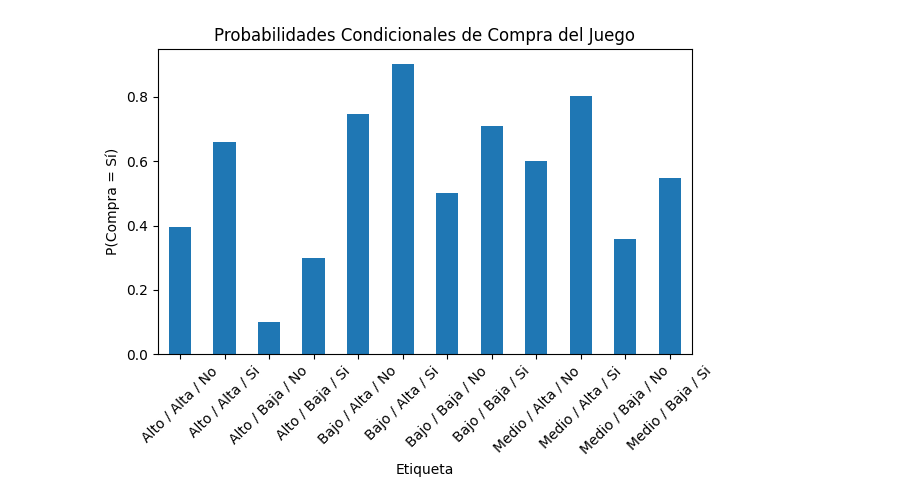
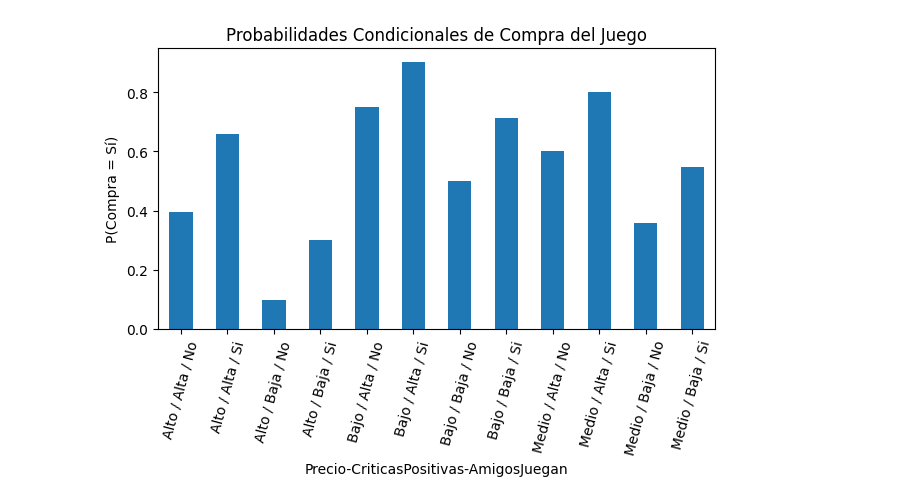
Before and after one commit to LizetCh/ProcesamientoDatosLizetLopez, a Jupyter notebook: Act5_BayesFrecuencia.ipynb, the cells around one changed output. Cells and saved outputs as stored; diff of their text form; code cells hidden in the pictures.

```diff
--- a/Act5_BayesFrecuencia.ipynb
+++ b/Act5_BayesFrecuencia.ipynb
@@ -61,22 +61,23 @@ prob_compra = (
 # %%
 #Combinar precio, criticas_positivas y amigos_juegan en una sola etiqueta en el axis x
 prob_compra['Etiqueta'] = prob_compra['Precio'] + ' / ' + prob_compra['Criticas_Positivas'] + ' / ' + prob_compra['Amigos_Juegan']
 
 fig, ax = plt.subplots()
 
 prob_compra.plot(
     kind='bar',
     x='Etiqueta',
     y='Compra',
     ax=ax,
     legend=False
 )
 
 ax.set_ylabel('P(Compra = Sí)')
 ax.set_title('Probabilidades Condicionales de Compra del Juego')
-plt.xticks(rotation=45)
+plt.xlabel('Precio-CriticasPositivas-AmigosJuegan')
+plt.xticks(rotation=75)
 plt.tight_layout()
 plt.savefig('probabilidades_condicionales_compra.png')
 plt.show()
 # %% [output]
-[figure, old version]
+[figure, new version]
```
